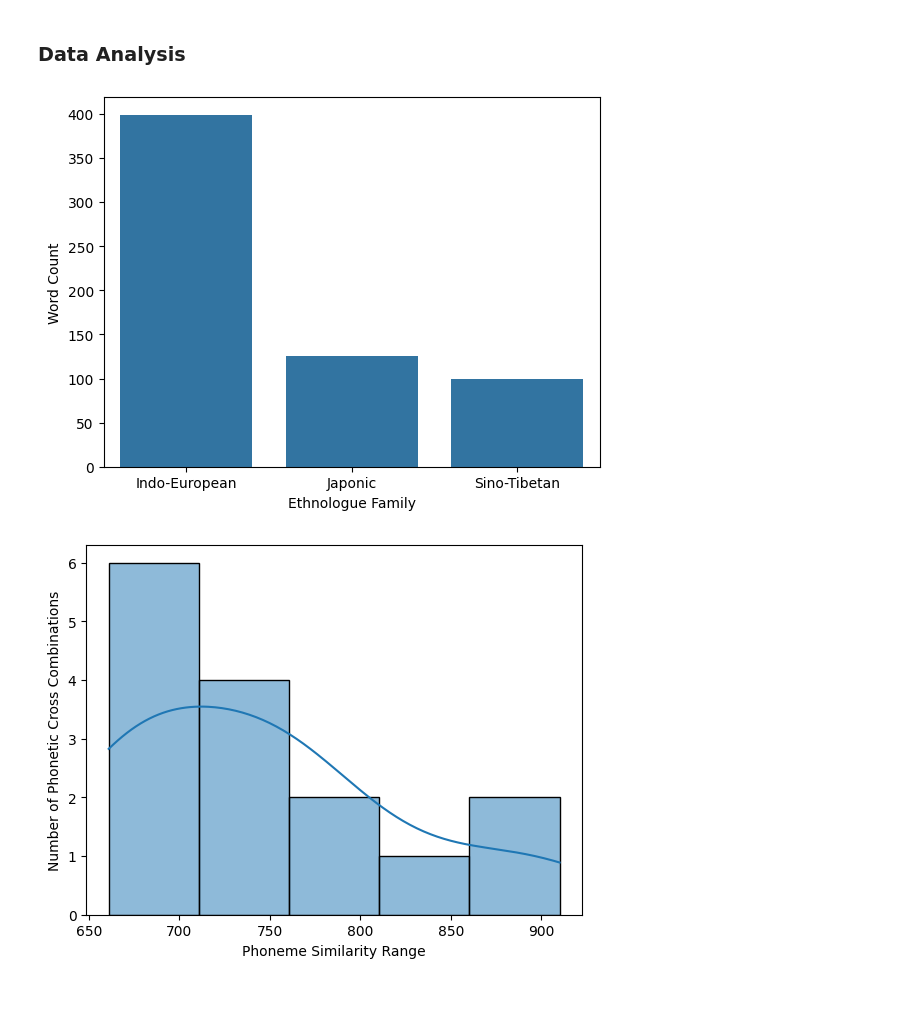
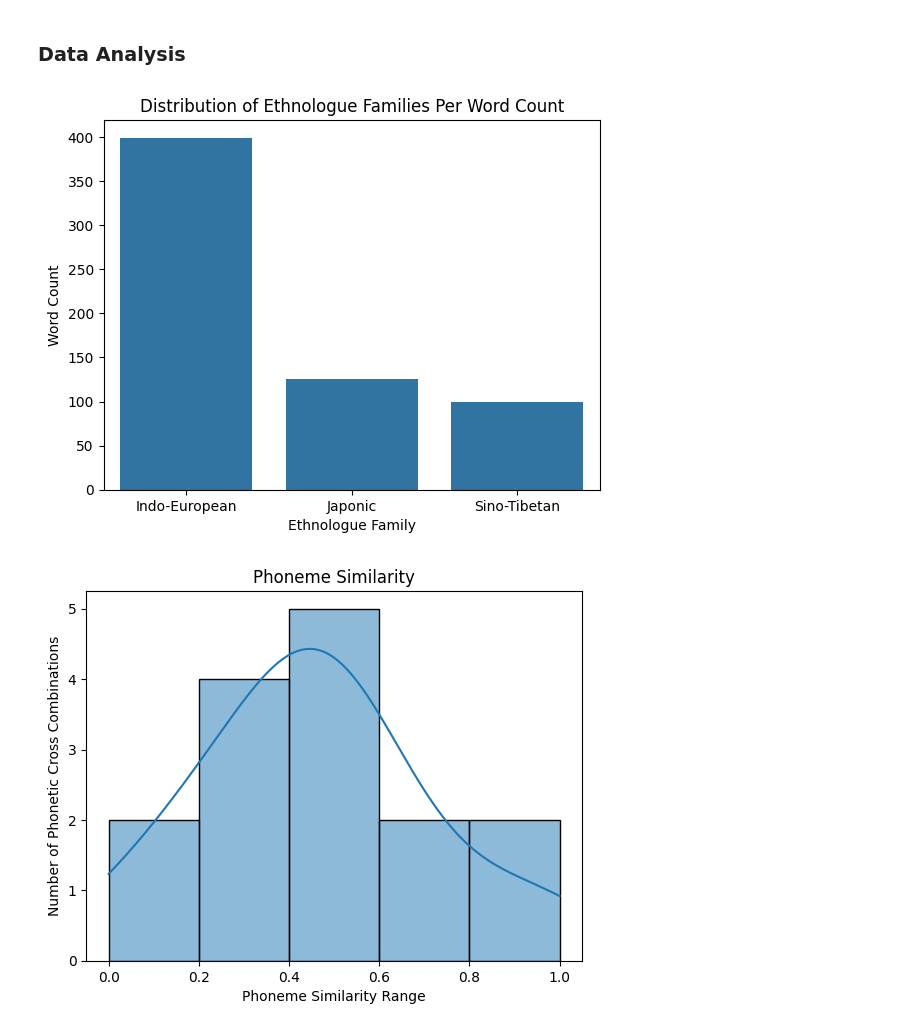
Before and after one commit to paytonlin1/LanguageSimilarityPredictor, a Jupyter notebook: LanguageSimilarityPredictor.ipynb, the cells around one changed output. Saved outputs shown, nothing was run; the diff lists cells and outputs as text; code cells hidden in the pictures; blank space fills up the shorter version.

```diff
--- a/LanguageSimilarityPredictor.ipynb
+++ b/LanguageSimilarityPredictor.ipynb
@@ -99,11 +108,11 @@ dfjapanese = pd.read_csv('JAPANESE.csv')
 # %%
 # Removes unnecessary columns
-dfenglish = dfenglish.drop(columns=['pk','wordlist_pk','code_wals','code_iso','code_glottolog','classification_wals','classification_ethnologue','classification_glottolog','number_of_speakers','recently_extinct','long_extinct','year_of_extinction','wals_genus','wals_family','glottolog_family','id.1','description','loan','markup_description','name','latitude','longitude'])
-dfspanish = dfspanish.drop(columns=['pk','wordlist_pk','code_wals','code_iso','code_glottolog','classification_wals','classification_ethnologue','classification_glottolog','number_of_speakers','recently_extinct','long_extinct','year_of_extinction','wals_genus','wals_family','glottolog_family','id.1','description','loan','markup_description','name','latitude','longitude'])
-dfgerman = dfgerman.drop(columns=['pk','wordlist_pk','code_wals','code_iso','code_glottolog','classification_wals','classification_ethnologue','classification_glottolog','number_of_speakers','recently_extinct','long_extinct','year_of_extinction','wals_genus','wals_family','glottolog_family','id.1','description','loan','markup_description','name','latitude','longitude'])
-dffrench = dffrench.drop(columns=['pk','wordlist_pk','code_wals','code_iso','code_glottolog','classification_wals','classification_ethnologue','classification_glottolog','number_of_speakers','recently_extinct','long_extinct','year_of_extinction','wals_genus','wals_family','glottolog_family','id.1','description','loan','markup_description','name','latitude','longitude'])
-dfmandarin = dfmandarin.drop(columns=['pk','wordlist_pk','code_wals','code_iso','code_glottolog','classification_wals','classification_ethnologue','classification_glottolog','number_of_speakers','recently_extinct','long_extinct','year_of_extinction','wals_genus','wals_family','glottolog_family','id.1','description','loan','markup_description','name','latitude','longitude'])
-dfjapanese = dfjapanese.drop(columns=['pk','wordlist_pk','code_wals','code_iso','code_glottolog','classification_wals','classification_ethnologue','classification_glottolog','number_of_speakers','recently_extinct','long_extinct','year_of_extinction','wals_genus','wals_family','glottolog_family','id.1','description','loan','markup_description','name','latitude','longitude'])
+dfenglish = dfenglish.drop(columns=['pk','wordlist_pk','code_wals','code_iso','code_glottolog','classification_wals','classification_ethnologue','classification_glottolog','number_of_speakers','recently_extinct','long_extinct','year_of_extinction','wals_genus','wals_family','glottolog_family','id.1','description','loan','markup_description','latitude','longitude'])
+dfspanish = dfspanish.drop(columns=['pk','wordlist_pk','code_wals','code_iso','code_glottolog','classification_wals','classification_ethnologue','classification_glottolog','number_of_speakers','recently_extinct','long_extinct','year_of_extinction','wals_genus','wals_family','glottolog_family','id.1','description','loan','markup_description','latitude','longitude'])
+dfgerman = dfgerman.drop(columns=['pk','wordlist_pk','code_wals','code_iso','code_glottolog','classification_wals','classification_ethnologue','classification_glottolog','number_of_speakers','recently_extinct','long_extinct','year_of_extinction','wals_genus','wals_family','glottolog_family','id.1','description','loan','markup_description','latitude','longitude'])
+dffrench = dffrench.drop(columns=['pk','wordlist_pk','code_wals','code_iso','code_glottolog','classification_wals','classification_ethnologue','classification_glottolog','number_of_speakers','recently_extinct','long_extinct','year_of_extinction','wals_genus','wals_family','glottolog_family','id.1','description','loan','markup_description','latitude','longitude'])
+dfmandarin = dfmandarin.drop(columns=['pk','wordlist_pk','code_wals','code_iso','code_glottolog','classification_wals','classification_ethnologue','classification_glottolog','number_of_speakers','recently_extinct','long_extinct','year_of_extinction','wals_genus','wals_family','glottolog_family','id.1','description','loan','markup_description','latitude','longitude'])
+dfjapanese = dfjapanese.drop(columns=['pk','wordlist_pk','code_wals','code_iso','code_glottolog','classification_wals','classification_ethnologue','classification_glottolog','number_of_speakers','recently_extinct','long_extinct','year_of_extinction','wals_genus','wals_family','glottolog_family','id.1','description','loan','markup_description','latitude','longitude'])
 # %%
 # Adds values for all rows in 'ethnologue_family'
 def addEthnoFam(df):
@@ -114,6 +123,14 @@ addEthnoFam(dfgerman)
 addEthnoFam(dffrench)
 addEthnoFam(dfmandarin)
 addEthnoFam(dfjapanese)
+# %%
+# Fills NaN values in 'name' with correct name
+dfenglish['name'] = dfenglish['name'].fillna('English')
+dfspanish['name'] = dfspanish['name'].fillna('Spanish')
+dfgerman['name'] = 'German' # Name is different in CSV so have to change first row as well
+dffrench['name'] = dffrench['name'].fillna('French')
+dfmandarin['name'] = dfmandarin['name'].fillna('Mandarin')
+dfjapanese['name'] = dfjapanese['name'].fillna('Japanese')
 # %%
 # Changes column name to be more inline with data
 def renameCol(df, old, new):
@@ -136,12 +153,12 @@ splitID(dfmandarin)
 splitID(dfjapanese)
 # %%
 # Reorders column
-dfenglish = dfenglish[['id','word','pronunciation','ethnologue_family']]
-dfspanish = dfspanish[['id','word','pronunciation','ethnologue_family']]
-dfgerman = dfgerman[['id','word','pronunciation','ethnologue_family']]
-dffrench = dffrench[['id','word','pronunciation','ethnologue_family']]
-dfmandarin = dfmandarin[['id','word','pronunciation','ethnologue_family']]
-dfjapanese = dfjapanese[['id','word','pronunciation','ethnologue_family']]
+dfenglish = dfenglish[['id','word','pronunciation','ethnologue_family','name']]
+dfspanish = dfspanish[['id','word','pronunciation','ethnologue_family','name']]
+dfgerman = dfgerman[['id','word','pronunciation','ethnologue_family','name']]
+dffrench = dffrench[['id','word','pronunciation','ethnologue_family','name']]
+dfmandarin = dfmandarin[['id','word','pronunciation','ethnologue_family','name']]
+dfjapanese = dfjapanese[['id','word','pronunciation','ethnologue_family','name']]
 # %%
 # Removes ' //' from 'pronunciation' column
 dfenglish['pronunciation'] = dfenglish['pronunciation'].str.replace(' //','')
@@ -267,12 +263,3 @@ labels = kmeans.predict(superlist.drop(columns='phoneme'))
 # %%
 # Creates a super matrix that contains every dataframe
 dfsuper = pd.concat([dfenglish, dfspanish, dfgerman, dffrench, dfmandarin, dfjapanese])
-# %%
-# Label encodes data in the ['ethnologue_family'] column for model
-le = LabelEncoder()
-
-col_values_unique = list(dfsuper['ethnologue_family'].unique())
-le_fitted = le.fit(col_values_unique)
-
-col_values = list(dfsuper['ethnologue_family'].values)
-dfsuper['ef_le'] = le.transform(col_values)
@@ -279,14 +282,14 @@ dfsuper['ef_le'] = le.transform(col_values)
 # %%
 # Bar graph distribution
 g1 = sns.barplot(data=dfsuper['ethnologue_family'].value_counts())
-g1.set(ylabel='Word Count',xlabel='Ethnologue Family')
+g1.set(ylabel='Word Count',xlabel='Ethnologue Family', title='Distribution of Ethnologue Families Per Word Count')
 plt.show()
 # %% [output]
-[figure, old version]
+[figure, new version]
 # %%
-# Histogram of cross combinations and phoneme count data
-g2 = sns.histplot(data=crosslist, kde=True)
-g2.set(ylabel='Number of Phonetic Cross Combinations',xlabel='Phoneme Similarity Range')
+# Histogram of cross combinations and phoneme similarity data
+g2 = sns.histplot(data=dfpairs['phoneme_sim'], kde=True)
+g2.set(ylabel='Number of Phonetic Cross Combinations',xlabel='Phoneme Similarity Range', title='Phoneme Similarity')
 plt.show()
 # %% [output]
-[figure, old version]
+[figure, new version]
```
Also changed, not shown: parts of 32 cells of this notebook.
